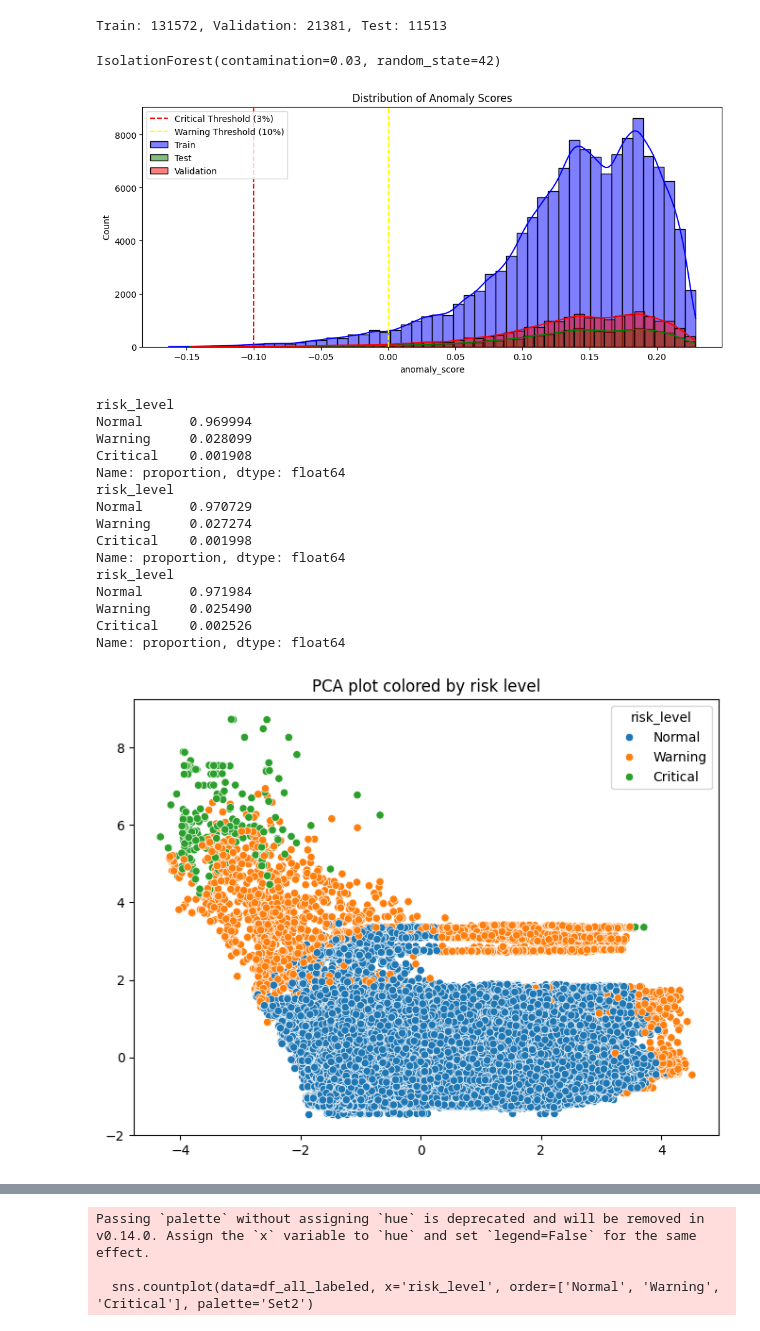
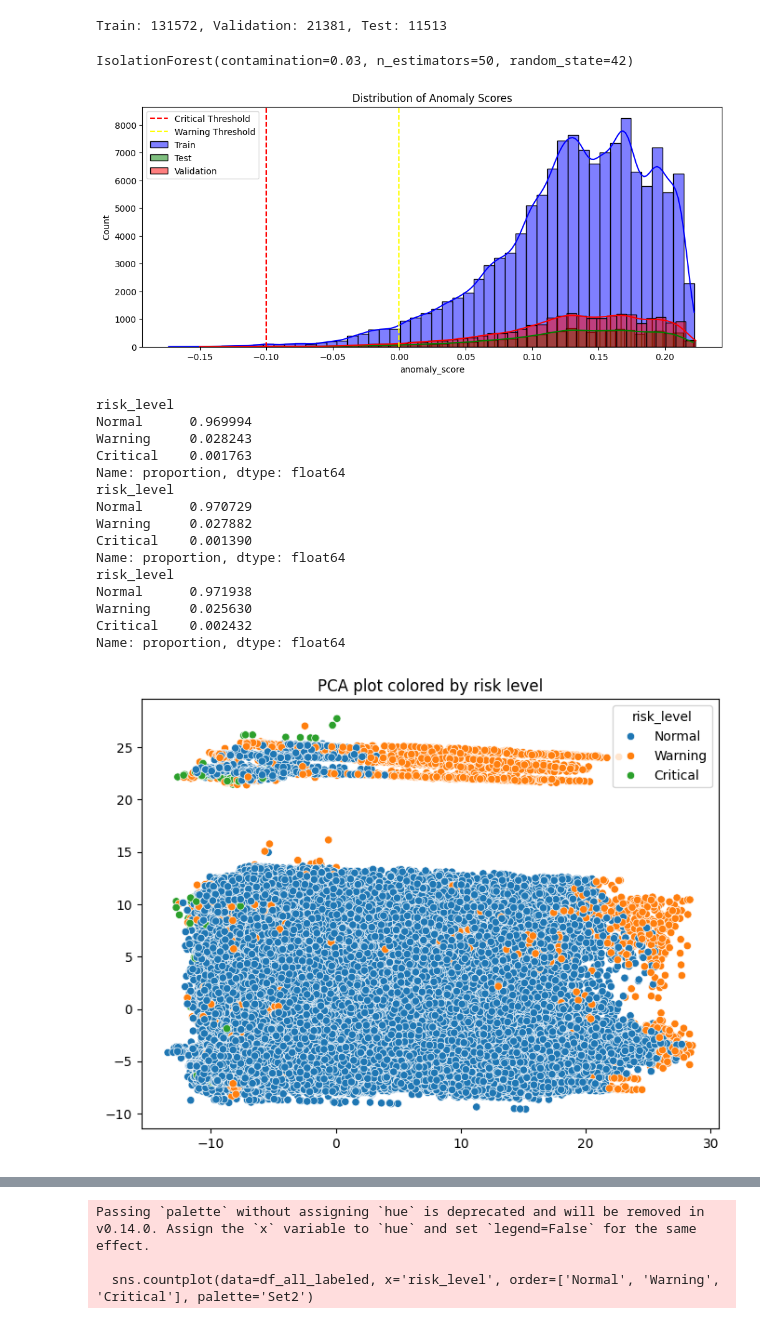
Before and after one commit to Ahmadaduwa/Landslide, a Jupyter notebook: Isolation_Forest.ipynb, the cells around one changed output, grey strips where cells are left out. Cells and saved outputs as stored; diff of their text form; code cells hidden in the pictures.

```diff
--- a/Isolation_Forest.ipynb
+++ b/Isolation_Forest.ipynb
@@ -48,12 +63,16 @@ X_test = df_test[feature_cols].values
 # %% [output]
 Train: 131572, Validation: 21381, Test: 11513
 # %%
-scaler = StandardScaler()
-X_train_scaled = scaler.fit_transform(X_train)
-X_val_scaled = scaler.transform(X_val)
-X_test_scaled = scaler.transform(X_test)
+#scaler = StandardScaler()
+#X_train_scaled = scaler.fit_transform(X_train)
+#X_val_scaled = scaler.transform(X_val)
+#X_test_scaled = scaler.transform(X_test)
+
+X_train_scaled = X_train
+X_val_scaled = X_val
+X_test_scaled = X_test
 # %%
-iso_model = IsolationForest(n_estimators=100, contamination=0.03, random_state=42)
+iso_model = IsolationForest(n_estimators=50, contamination=0.03, random_state=42)
 iso_model.fit(X_train_scaled)
 # %% [output]
-IsolationForest(contamination=0.03, random_state=42)
+IsolationForest(contamination=0.03, n_estimators=50, random_state=42)
@@ -81,16 +100,16 @@ for df in [df_train, df_val, df_test]:
 # %%
 
 plt.figure(figsize=(12,5))
 sns.histplot(df_train['anomaly_score'], bins=50, kde=True, color='blue', label='Train')
 sns.histplot(df_test['anomaly_score'], bins=50, kde=True, color='green', label='Test')
 sns.histplot(df_val['anomaly_score'], bins=50, kde=True, color='red', label='Validation')
-plt.axvline(crit_thresh, color='red', linestyle='--', label='Critical Threshold (3%)')
-plt.axvline(warn_thresh, color='yellow', linestyle='--', label='Warning Threshold (10%)')
+plt.axvline(crit_thresh, color='red', linestyle='--', label='Critical Threshold')
+plt.axvline(warn_thresh, color='yellow', linestyle='--', label='Warning Threshold')
 plt.legend()
 plt.title('Distribution of Anomaly Scores')
 plt.show()
 # %% [output]
-[figure, old version]
+[figure, new version]
 # %%
 print(df_train['risk_level'].value_counts(normalize=True))
 print(df_test['risk_level'].value_counts(normalize=True))
@@ -98,18 +117,18 @@ print(df_val['risk_level'].value_counts(normalize=True))
 # %% [output]
 risk_level
 Normal      0.969994
-Warning     0.028099
-Critical    0.001908
+Warning     0.028243
+Critical    0.001763
 Name: proportion, dtype: float64
 risk_level
 Normal      0.970729
-Warning     0.027274
-Critical    0.001998
+Warning     0.027882
+Critical    0.001390
 Name: proportion, dtype: float64
 risk_level
-Normal      0.971984
-Warning     0.025490
-Critical    0.002526
+Normal      0.971938
+Warning     0.025630
+Critical    0.002432
 Name: proportion, dtype: float64
 # %%
 
@@ -121,7 +140,7 @@ sns.scatterplot(x=X_pca[:,0], y=X_pca[:,1], hue=df_train['risk_level'])
 plt.title('PCA plot colored by risk level')
 plt.show()
 # %% [output]
-[figure, old version]
+[figure, new version]
 # %%
 # ดูว่าแต่ละ feature มีน้ำหนักกับแต่ละ principal component เท่าไหร่ x=PC1 y=PC2
 pca_df = pd.DataFrame(pca.components_, columns=feature_cols, index=["PC1", "PC2"])
```
Also changed, not shown: parts of 12 cells of this notebook.
